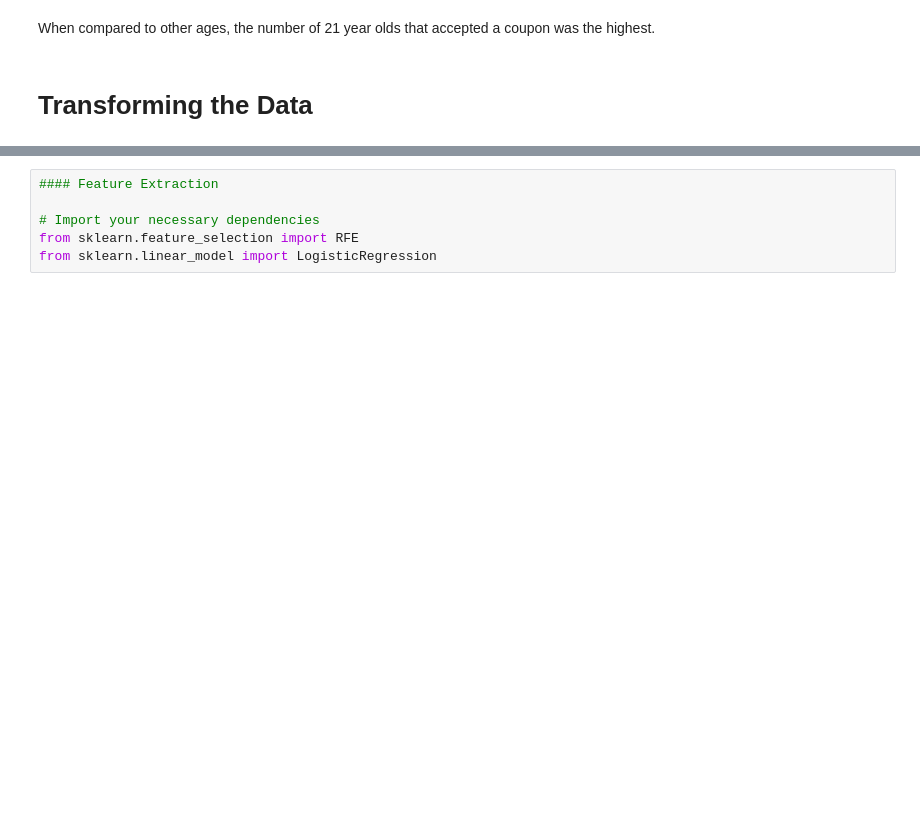
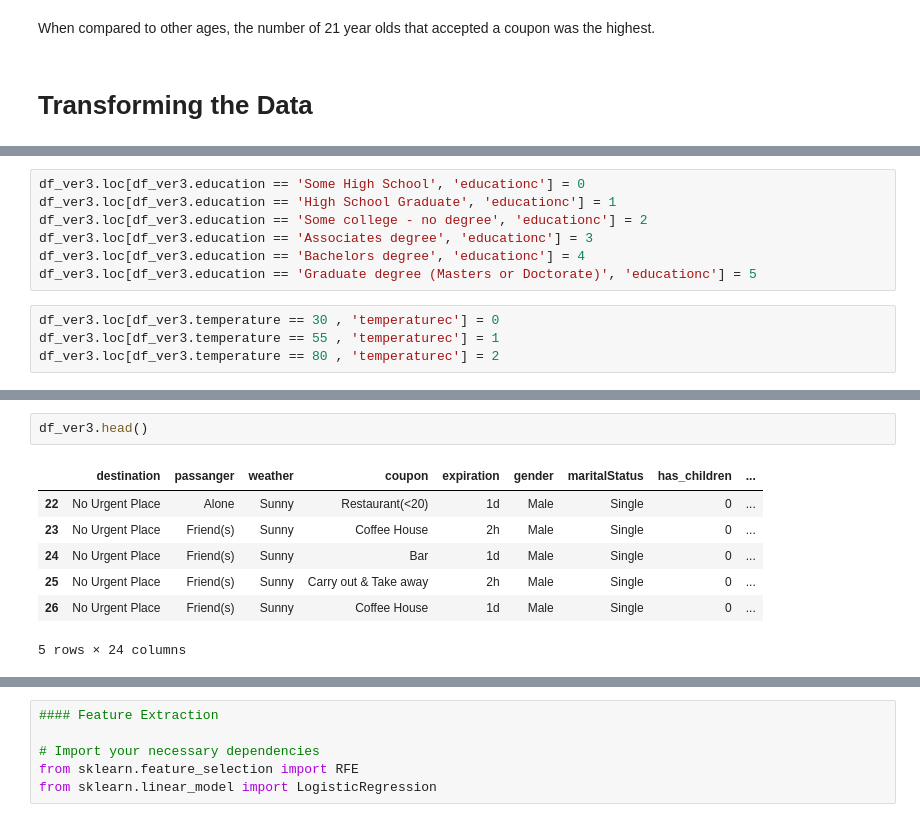
Before and after one commit to Ron256/GroupProjectMachLearning, a Jupyter notebook: GroupProject-in-vehicle-copoun-Recommendation.ipynb, the cells around one changed output, grey strips where cells are left out. Drawn from its saved outputs; the diff is of its cells as text; blank space fills up the shorter version.

```diff
--- a/GroupProject-in-vehicle-copoun-Recommendation.ipynb
+++ b/GroupProject-in-vehicle-copoun-Recommendation.ipynb
@@ -806,0 +778,11 @@ df_ver2.columns
+# %%
+df_ver3.loc[df_ver3.education == 'Some High School', 'educationc'] = 0
+df_ver3.loc[df_ver3.education == 'High School Graduate', 'educationc'] = 1
+df_ver3.loc[df_ver3.education == 'Some college - no degree', 'educationc'] = 2
+df_ver3.loc[df_ver3.education == 'Associates degree', 'educationc'] = 3
+df_ver3.loc[df_ver3.education == 'Bachelors degree', 'educationc'] = 4
+df_ver3.loc[df_ver3.education == 'Graduate degree (Masters or Doctorate)', 'educationc'] = 5
+# %%
+df_ver3.loc[df_ver3.temperature == 30 , 'temperaturec'] = 0
+df_ver3.loc[df_ver3.temperature == 55 , 'temperaturec'] = 1
+df_ver3.loc[df_ver3.temperature == 80 , 'temperaturec'] = 2
@@ -806,0 +879,10 @@ df_ver2.columns
+# %%
+df_ver3.head()
+# %% [output]
+|  | destination | passanger | weather | coupon | expiration | gender | maritalStatus | has_children | ... |
+| 22 | No Urgent Place | Alone | Sunny | Restaurant(<20) | 1d | Male | Single | 0 | ... |
+| 23 | No Urgent Place | Friend(s) | Sunny | Coffee House | 2h | Male | Single | 0 | ... |
+| 24 | No Urgent Place | Friend(s) | Sunny | Bar | 1d | Male | Single | 0 | ... |
+| 25 | No Urgent Place | Friend(s) | Sunny | Carry out & Take away | 2h | Male | Single | 0 | ... |
+| 26 | No Urgent Place | Friend(s) | Sunny | Coffee House | 1d | Male | Single | 0 | ... |
+5 rows × 24 columns
```
Also changed, not shown: parts of 41 cells of this notebook.
